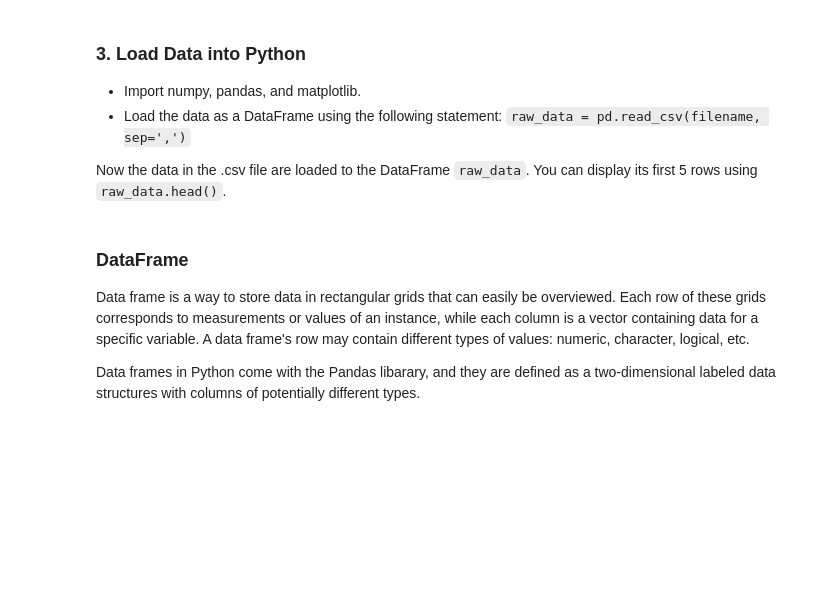
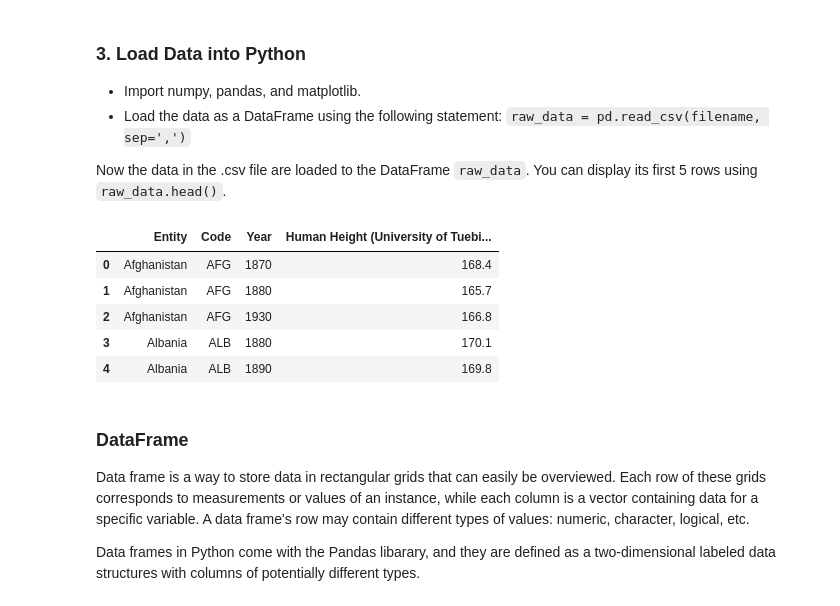
Before and after one commit to ch00226855/CMP414765Spring2021, a Jupyter notebook: Week02_FirstExample.ipynb, the cells around one changed output. Drawn from its saved outputs; the diff is of its cells as text; code cells hidden in the pictures; blank space fills up the shorter version.

```diff
--- a/Week02_FirstExample.ipynb
+++ b/Week02_FirstExample.ipynb
@@ -80,7 +80,14 @@ import matplotlib.pyplot as plt  # plotting
 # %%
 raw_data = pd.read_csv("average-height-of-men-for-selected-countries.csv", sep=',')
 # %%
-raw_data.head()
+raw_data.head(5)
+# %% [output]
+|  | Entity | Code | Year | Human Height (University of Tuebi... |
+| 0 | Afghanistan | AFG | 1870 | 168.4 |
+| 1 | Afghanistan | AFG | 1880 | 165.7 |
+| 2 | Afghanistan | AFG | 1930 | 166.8 |
+| 3 | Albania | ALB | 1880 | 170.1 |
+| 4 | Albania | ALB | 1890 | 169.8 |
 # %% [markdown]
 ### DataFrame
 Data frame is a way to store data in rectangular grids that can easily be overviewed. Each row of these grids corresponds to measurements or values of an instance, while each column is a vector containing data for a specific variable. A data frame's row may contain different types of values: numeric, character, logical, etc.
```
Also changed, not shown: parts of 9 cells of this notebook.
